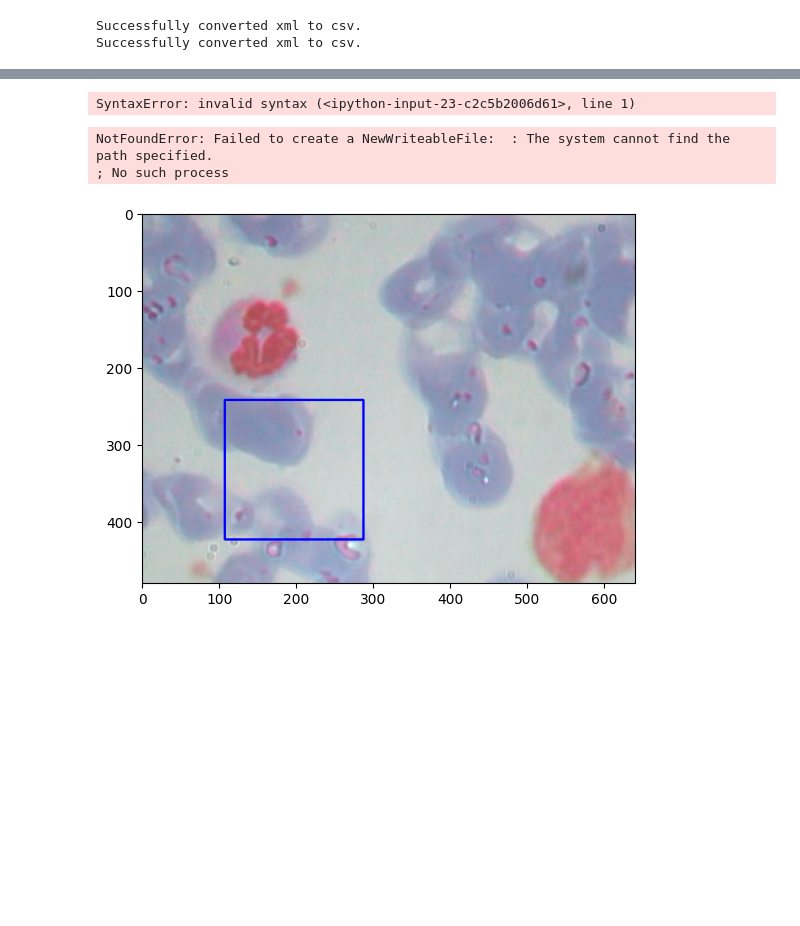
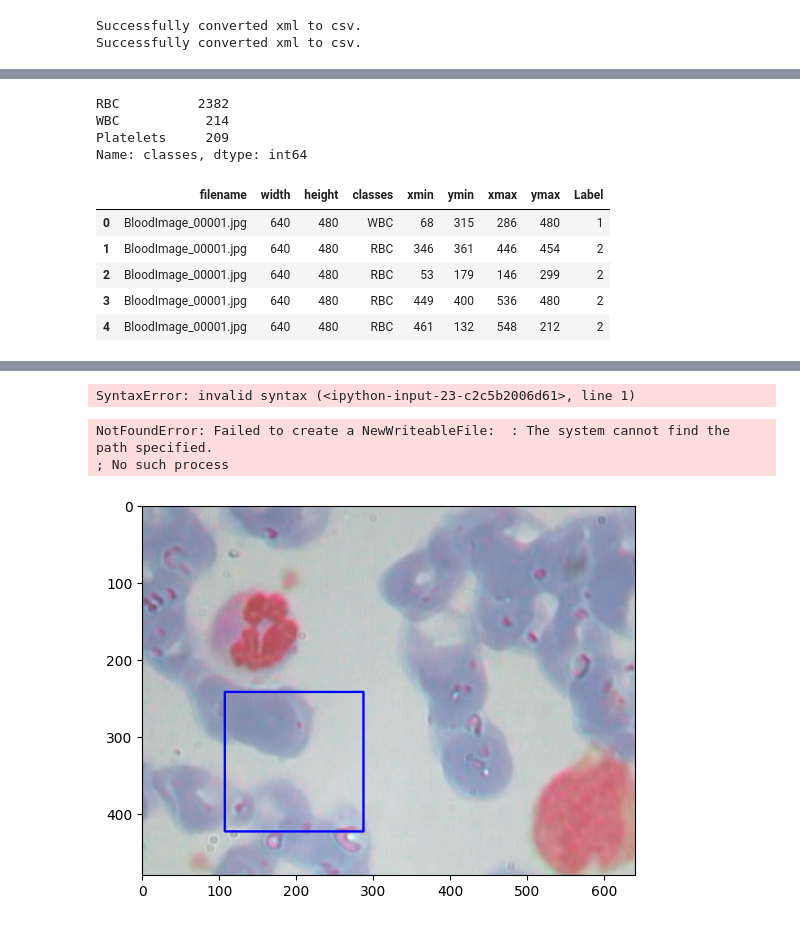
Before and after one commit to unicorn-yh/Blood-Cell-Detection, a Jupyter notebook: blood-cell-detection.ipynb, the cells around one changed output, grey strips where cells are left out. Saved outputs shown, nothing was run; the diff lists cells and outputs as text; code cells hidden in the pictures; blank space fills up the shorter version.

```diff
--- a/blood-cell-detection.ipynb
+++ b/blood-cell-detection.ipynb
@@ -146,0 +173,16 @@ train_labels.head()
+# %%
+train_labels["classes"].value_counts()
+# %% [output]
+RBC          2382
+WBC           214
+Platelets     209
+Name: classes, dtype: int64
+# %%
+train_labels.head()
+# %% [output]
+|  | filename | width | height | classes | xmin | ymin | xmax | ymax | Label |
+| 0 | BloodImage_00001.jpg | 640 | 480 | WBC | 68 | 315 | 286 | 480 | 1 |
+| 1 | BloodImage_00001.jpg | 640 | 480 | RBC | 346 | 361 | 446 | 454 | 2 |
+| 2 | BloodImage_00001.jpg | 640 | 480 | RBC | 53 | 179 | 146 | 299 | 2 |
+| 3 | BloodImage_00001.jpg | 640 | 480 | RBC | 449 | 400 | 536 | 480 | 2 |
+| 4 | BloodImage_00001.jpg | 640 | 480 | RBC | 461 | 132 | 548 | 212 | 2 |
```
Also changed, not shown: parts of 20 cells of this notebook.
